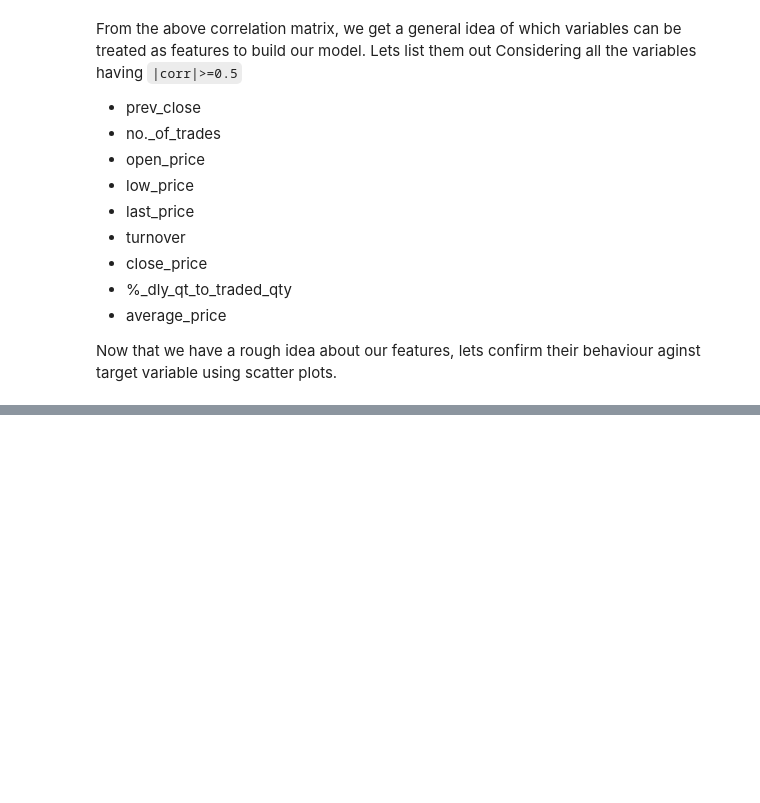
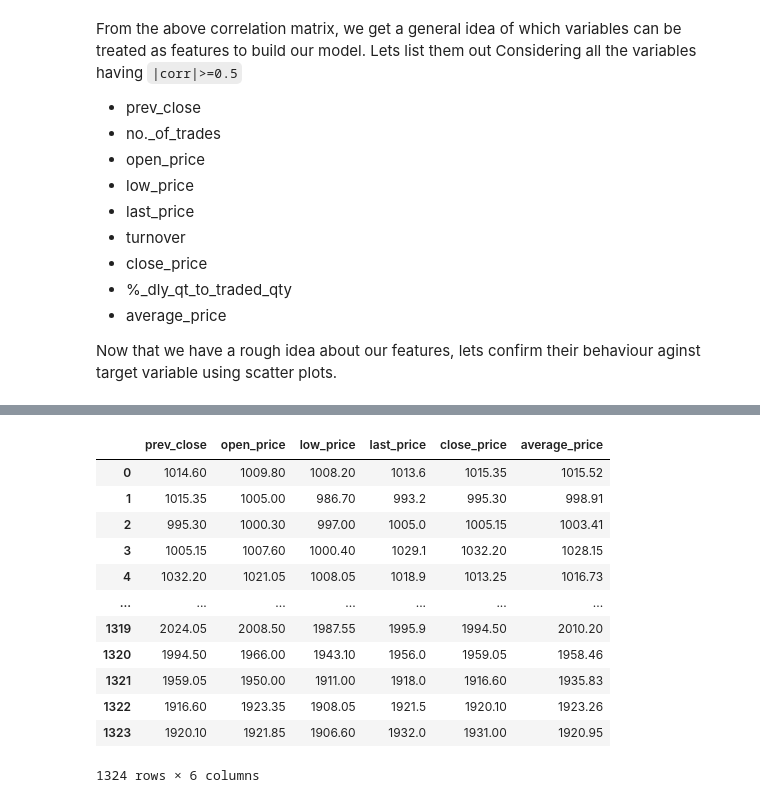
Before and after one commit to Raj-Pansuriya/Data_Science, a Jupyter notebook: linear_regression.ipynb, the cells around one changed output, grey strips where cells are left out. Drawn from its saved outputs; the diff is of its cells as text; code cells hidden in the pictures; blank space fills up the shorter version.

```diff
--- a/linear_regression.ipynb
+++ b/linear_regression.ipynb
@@ -191,0 +204,18 @@ plt.show
+# %%
+features=['prev_close','open_price','low_price','last_price','close_price','average_price']
+X=data[features]
+X
+# %% [output]
+|  | prev_close | open_price | low_price | last_price | close_price | average_price |
+| 0 | 1014.60 | 1009.80 | 1008.20 | 1013.6 | 1015.35 | 1015.52 |
+| 1 | 1015.35 | 1005.00 | 986.70 | 993.2 | 995.30 | 998.91 |
+| 2 | 995.30 | 1000.30 | 997.00 | 1005.0 | 1005.15 | 1003.41 |
+| 3 | 1005.15 | 1007.60 | 1000.40 | 1029.1 | 1032.20 | 1028.15 |
+| 4 | 1032.20 | 1021.05 | 1008.05 | 1018.9 | 1013.25 | 1016.73 |
+| ... | ... | ... | ... | ... | ... | ... |
+| 1319 | 2024.05 | 2008.50 | 1987.55 | 1995.9 | 1994.50 | 2010.20 |
+| 1320 | 1994.50 | 1966.00 | 1943.10 | 1956.0 | 1959.05 | 1958.46 |
+| 1321 | 1959.05 | 1950.00 | 1911.00 | 1918.0 | 1916.60 | 1935.83 |
+| 1322 | 1916.60 | 1923.35 | 1908.05 | 1921.5 | 1920.10 | 1923.26 |
+| 1323 | 1920.10 | 1921.85 | 1906.60 | 1932.0 | 1931.00 | 1920.95 |
+1324 rows × 6 columns
```
Also changed, not shown: parts of 7 cells of this notebook.
